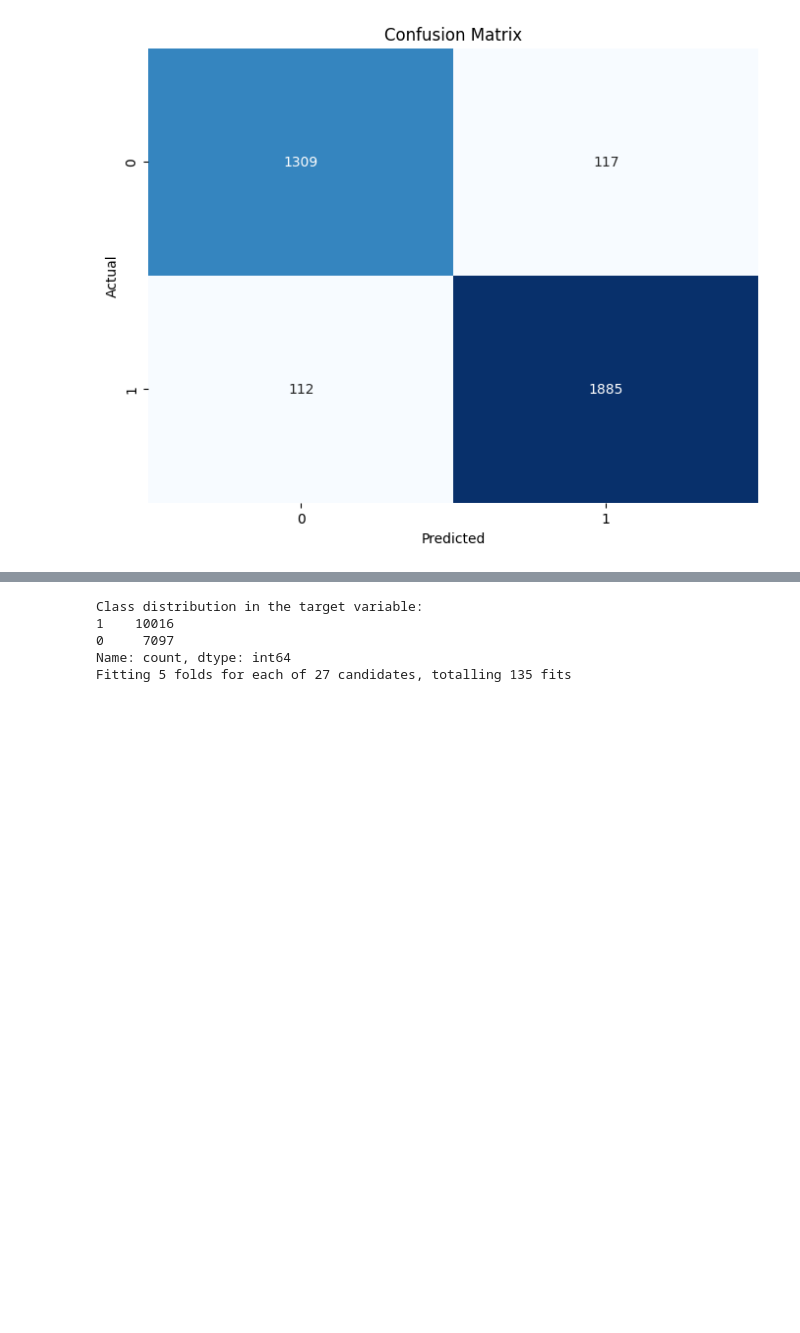
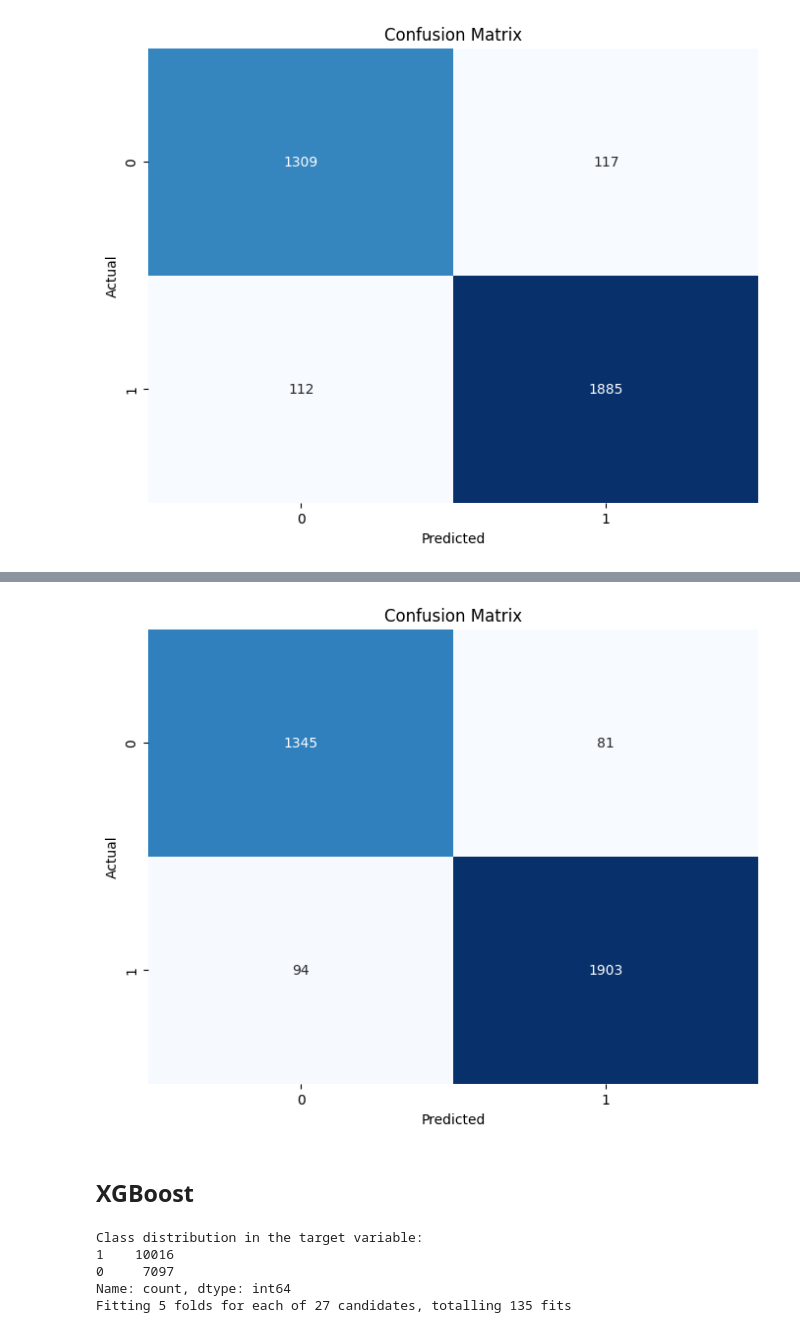
Before and after one commit to shrimpeu/Predictive-Analytics-for-a-Betting-Gaming-Platform, a Jupyter notebook: Model_Training.ipynb, the cells around one changed output, grey strips where cells are left out. Saved outputs shown, nothing was run; the diff lists cells and outputs as text; code cells hidden in the pictures; blank space fills up the shorter version.

Commit message:
Tweaked Features for training

```diff
--- a/Model_Training.ipynb
+++ b/Model_Training.ipynb
@@ -114,0 +129,20 @@ plt.show()
+# %%
+# Selecting features based on your EDA findings
+features = [
+    'HomeWinStreak', 'AwayWinStreak', 'EFG_AWAY', 'EFG_HOME', 'FG_PCT_HOME',
+    'FG_PCT_AWAY', 'HomeSpread_AtClose', 'AwayML_Prob', 'HomeML_Prob',
+    'FG3_PCT_HOME', 'FG3_PCT_AWAY', 'AST_HOME', 'AST_AWAY',
+    'Defensive_Efficiency_HOME', 'Defensive_Efficiency_AWAY', 'DREB_HOME', 'DREB_AWAY',
+    'Home_PTS_RollAvg', 'Away_PTS_RollAvg'
+]
+
+# Define your target variables
+X = df[features]
+y = df['HomeWin']  # 1 if home team won, 0 if away team won
+# %%
+# Split the data into training and testing sets (80% train, 20% test)
+X_train, X_test, y_train, y_test = train_test_split(X, y, test_size=0.2, random_state=42)
+# %%
+# Initialize and train the logistic regression model
+model = LogisticRegression(max_iter=1000)
+model.fit(X_train, y_train)
@@ -114,0 +151,14 @@ plt.show()
+# %%
+# Make predictions on the test set
+y_pred = model.predict(X_test)
+
+# Evaluate the model
+accuracy = accuracy_score(y_test, y_pred)
+conf_matrix = confusion_matrix(y_test, y_pred)
+class_report = classification_report(y_test, y_pred)
+
+print(f"Accuracy: {accuracy}")
+print("Confusion Matrix:")
+print(conf_matrix)
+print("Classification Report:")
+print(class_report)
@@ -115,3 +179,15 @@ plt.show()
+# %%
+# Plot confusion matrix
+plt.figure(figsize=(8, 6))
+sns.heatmap(conf_matrix, annot=True, fmt='d', cmap='Blues', cbar=False)
+plt.title('Confusion Matrix')
+plt.xlabel('Predicted')
+plt.ylabel('Actual')
+plt.show()
+# %% [output]
+[figure, added]
+# %% [markdown]
+## XGBoost
 # %%
 import xgboost as xgb
 from sklearn.model_selection import train_test_split, GridSearchCV
```
Also changed, not shown: parts of 9 cells of this notebook.
